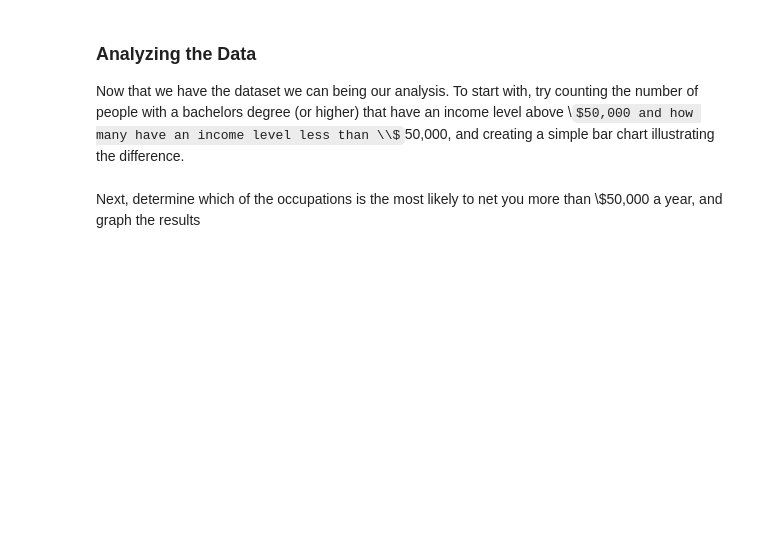
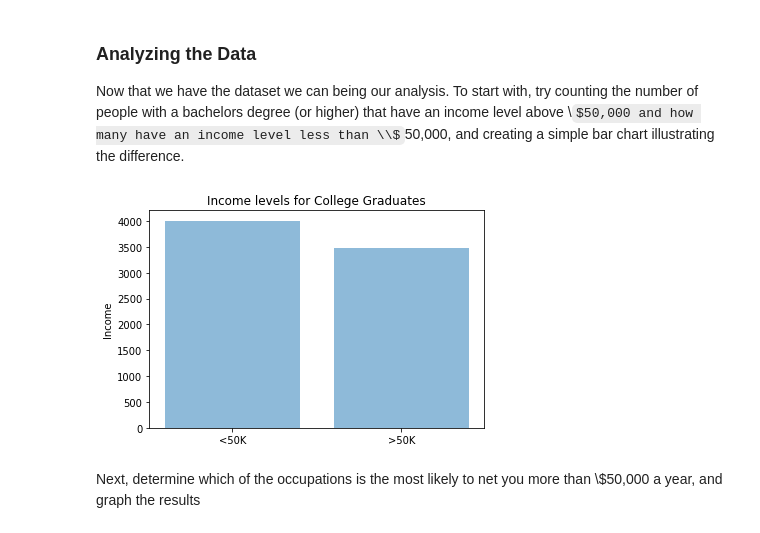
Before and after one commit to bmoscon/python-data-analysis-crash-course, a Jupyter notebook: 01-Numpy/03 Basic Data Analysis with Numpy.ipynb, the cells around one changed output. Cells and saved outputs as stored; diff of their text form; code cells hidden in the pictures; some formulas as TeX source; blank space fills up the shorter version.

```diff
--- a/01-Numpy/03 Basic Data Analysis with Numpy.ipynb
+++ b/01-Numpy/03 Basic Data Analysis with Numpy.ipynb
@@ -42,5 +51,24 @@ print(dataset[0])
 ### Analyzing the Data
 
 Now that we have the dataset we can being our analysis. To start with, try counting the number of people with a bachelors degree (or higher) that have an income level above \\$50,000 and how many have an income level less than \\$50,000, and creating a simple bar chart illustrating the difference.
+# %%
+edu = dataset[(dataset[:, 3] == 'Bachelors') | (dataset[:, 3] == 'Masters') | (dataset[:, 3] == 'Doctorate')]
+more = edu[edu[:, -1] == '>50K']
+more = more.shape[0]
+less = edu[edu[:, -1] == '<=50K']
+less = less.shape[0]
+
+objects = ('<50K', '>50K')
+y = np.arange(len(objects))
+income = [less, more]
+
+plt.bar(y, income, align='center', alpha=0.5)
+plt.xticks(y, objects)
+plt.ylabel('Income')
+plt.title('Income levels for College Graduates')
+
+plt.show()
+# %% [output]
+[figure, added]
 # %% [markdown]
 Next, determine which of the occupations is the most likely to net you more than \\$50,000 a year, and graph the results
```
Also changed, not shown: parts of 4 cells of this notebook.
